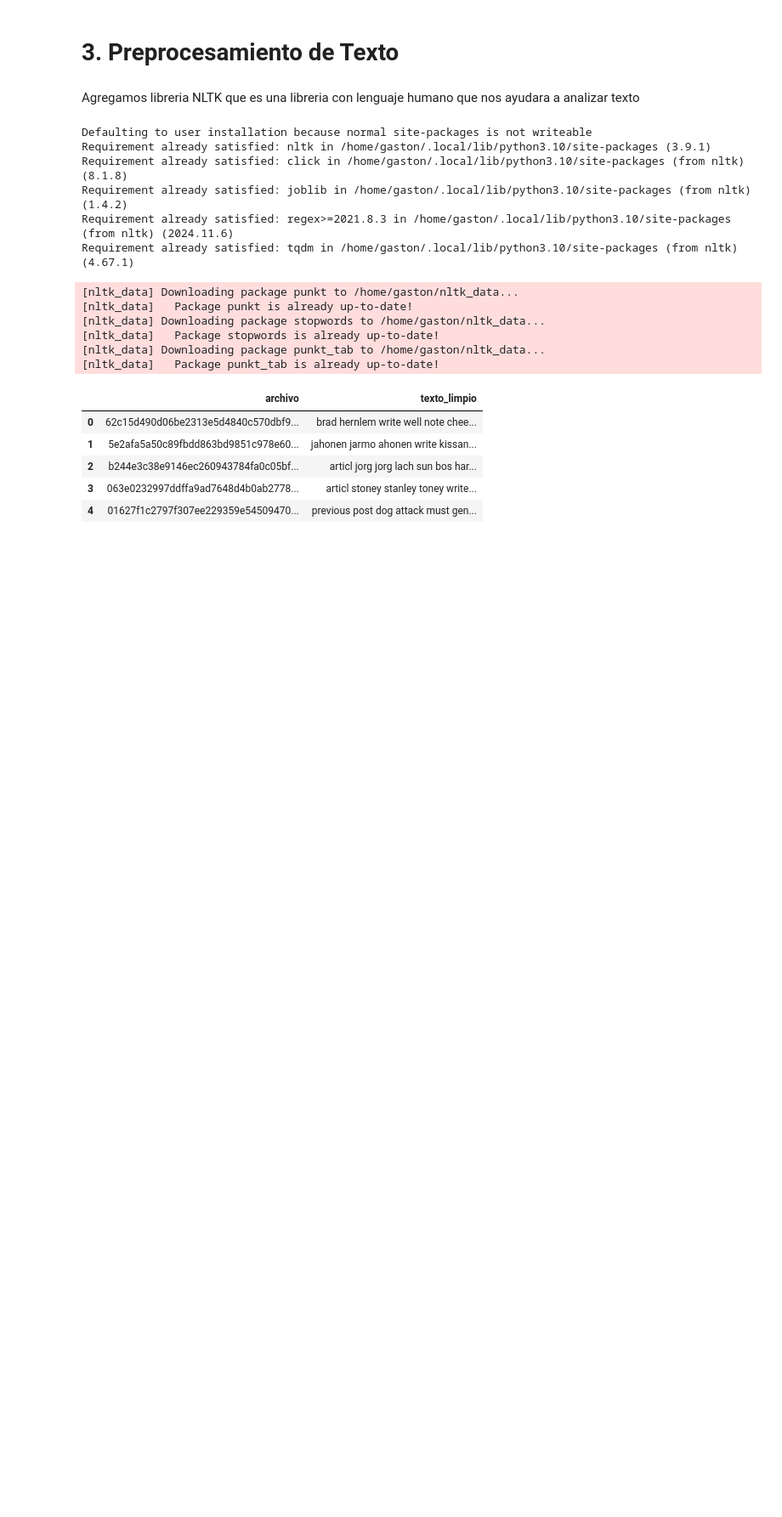
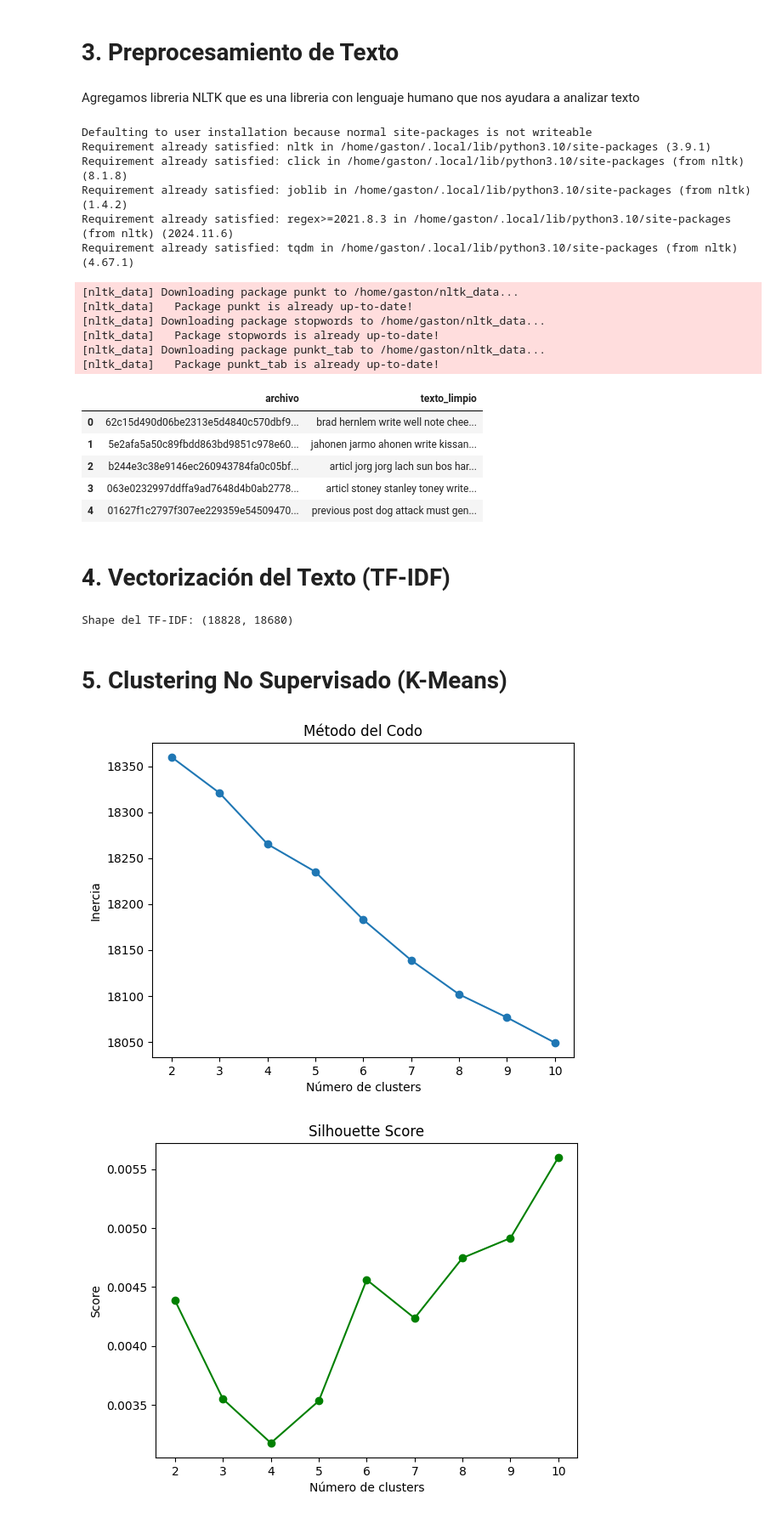
Before and after one commit to gastonnina/miadas_M04_L03, a Jupyter notebook: index.ipynb, the cells around one changed output. Shown at 85% size. Saved outputs shown, nothing was run; the diff lists cells and outputs as text; code cells hidden in the pictures; blank space fills up the shorter version.

```diff
--- a/index.ipynb
+++ b/index.ipynb
@@ -193,3 +193,47 @@ df[['archivo', 'texto_limpio']].head()
 | 2 | b244e3c38e9146ec260943784fa0c05bf... | articl jorg jorg lach sun bos har... |
 | 3 | 063e0232997ddffa9ad7648d4b0ab2778... | articl stoney stanley toney write... |
 | 4 | 01627f1c2797f307ee229359e54509470... | previous post dog attack must gen... |
+# %% [markdown]
+# 4. Vectorización del Texto (TF-IDF)
+# %%
+from sklearn.feature_extraction.text import TfidfVectorizer
+
+vectorizer = TfidfVectorizer(max_df=0.8, min_df=5)
+X = vectorizer.fit_transform(df['texto_limpio'])
+
+print(f"Shape del TF-IDF: {X.shape}")
+# %% [output]
+Shape del TF-IDF: (18828, 18680)
+# %% [markdown]
+# 5. Clustering No Supervisado (K-Means)
+# %%
+from sklearn.cluster import KMeans
+from sklearn.metrics import silhouette_score
+import matplotlib.pyplot as plt
+
+# Elbow Method
+inertia = []
+sil_scores = []
+K = range(2, 11)
+
+for k in K:
+    kmeans = KMeans(n_clusters=k, random_state=42)
+    kmeans.fit(X)
+    inertia.append(kmeans.inertia_)
+    sil_scores.append(silhouette_score(X, kmeans.labels_))
+
+# Graficar resultados
+plt.plot(K, inertia, marker='o')
+plt.title("Método del Codo")
+plt.xlabel("Número de clusters")
+plt.ylabel("Inercia")
+plt.show()
+
+plt.plot(K, sil_scores, marker='o', color='green')
+plt.title("Silhouette Score")
+plt.xlabel("Número de clusters")
+plt.ylabel("Score")
+plt.show()
+# %% [output]
+[figure, added]
+[figure, added]
```
Also changed, not shown: parts of 6 cells of this notebook.
